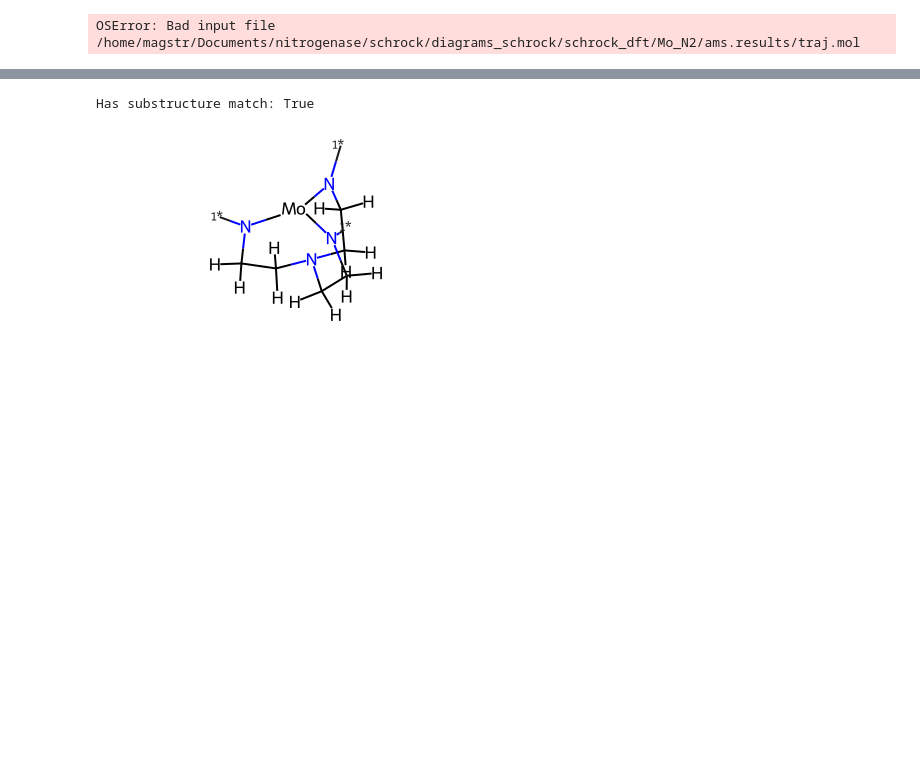
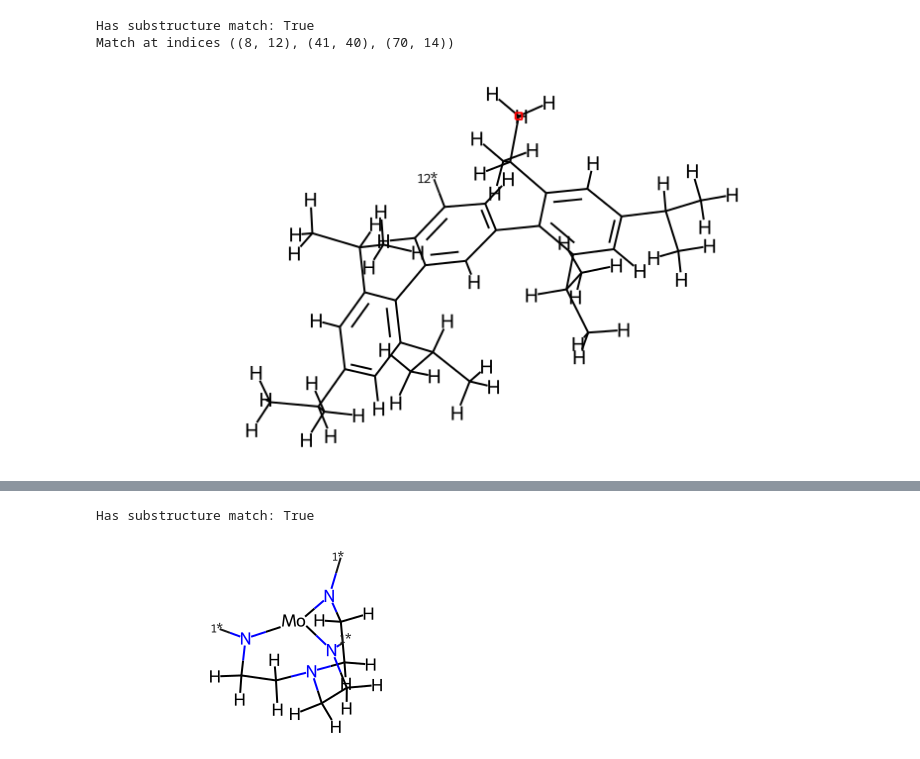
Before and after one commit to Strandgaard96/GB_GA, a Jupyter notebook: notebooks/RDKIT.ipynb, the cells around one changed output, grey strips where cells are left out. Drawn from its saved outputs; the diff is of its cells as text; code cells hidden in the pictures; blank space fills up the shorter version.

```diff
--- a/notebooks/RDKIT.ipynb
+++ b/notebooks/RDKIT.ipynb
@@ -14,28 +14,28 @@ from rdkit.Chem import Draw
 from rdkit.Chem.Draw import IPythonConsole, MolsToGridImage
 # %%
 mol = Chem.MolFromMolFile(
-        "/home/magstr/Documents/nitrogenase/schrock/diagrams_schrock/schrock_dft/Mo_N2/ams.results/traj.mol", sanitize = False, removeHs=False)
+        "/home/magstr/Documents/nitrogenase/schrock/diagrams_schrock/dft/cycle_restart/Mo_N2/ams.results/traj.mol", sanitize = False, removeHs=False)
 
 # Initialize substructure string
 
 # : matches aromatic bonds. Not == when it is delocalized
 # '[c]:[c][N]'
 # Smart for a nitrogen bound to aromatic carbon.
 smart = '[c][N]'
 
 patt = Chem.MolFromSmarts(smart)
-print(Chem.MolToSmiles(patt), Chem.MolToSmiles(mol))
 
 # Get indice of the carbon atom
 print(f'Has substructure match: {mol.HasSubstructMatch(patt)}')
 indices = mol.GetSubstructMatches(patt)
 print(f'Match at indices {indices}')
 
-Chem.Draw.MolToImage(mol, size=(500, 500))
+frag = Chem.FragmentOnBonds(mol, [117])
+frags = Chem.GetMolFrags(frag,asMols=True,sanitizeFrags=False)
 
-frag = Chem.FragmentOnBonds(mol, [117])
-Chem.Draw.MolToImage(frag, size=(800, 800))
-frags = Chem.GetMolFrags(frag,asMols=True,sanitizeFrags=False)
-Chem.Draw.MolToImage(frags[0], size=(800, 800))
+
+Chem.Draw.MolToImage(frags[0], size=(800, 400))
 # %% [output]
-OSError: Bad input file /home/magstr/Documents/nitrogenase/schrock/diagrams_schrock/schrock_dft/Mo_N2/ams.results/traj.mol
+Has substructure match: True
+Match at indices ((8, 12), (41, 40), (70, 14))
+[figure, added]
```
Also changed, not shown: parts of 23 cells of this notebook, 8 other files.
